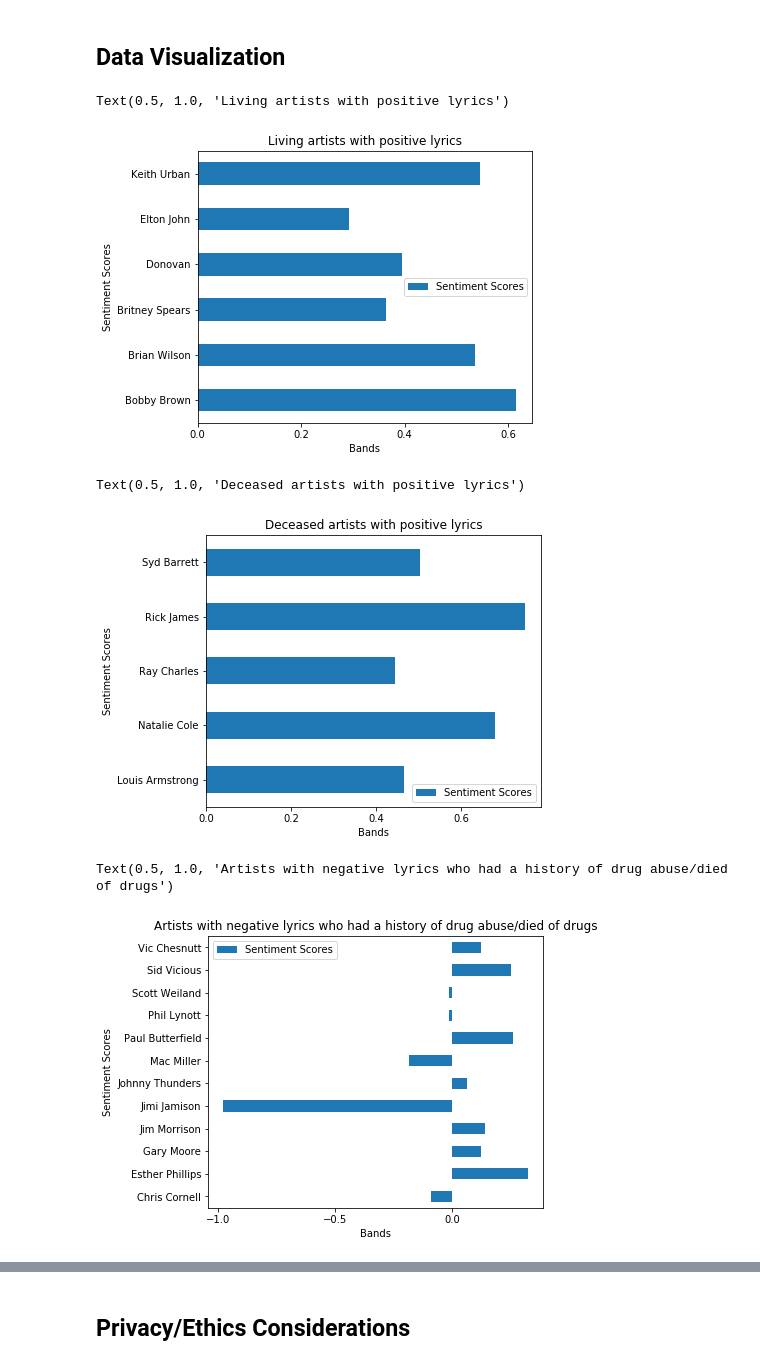
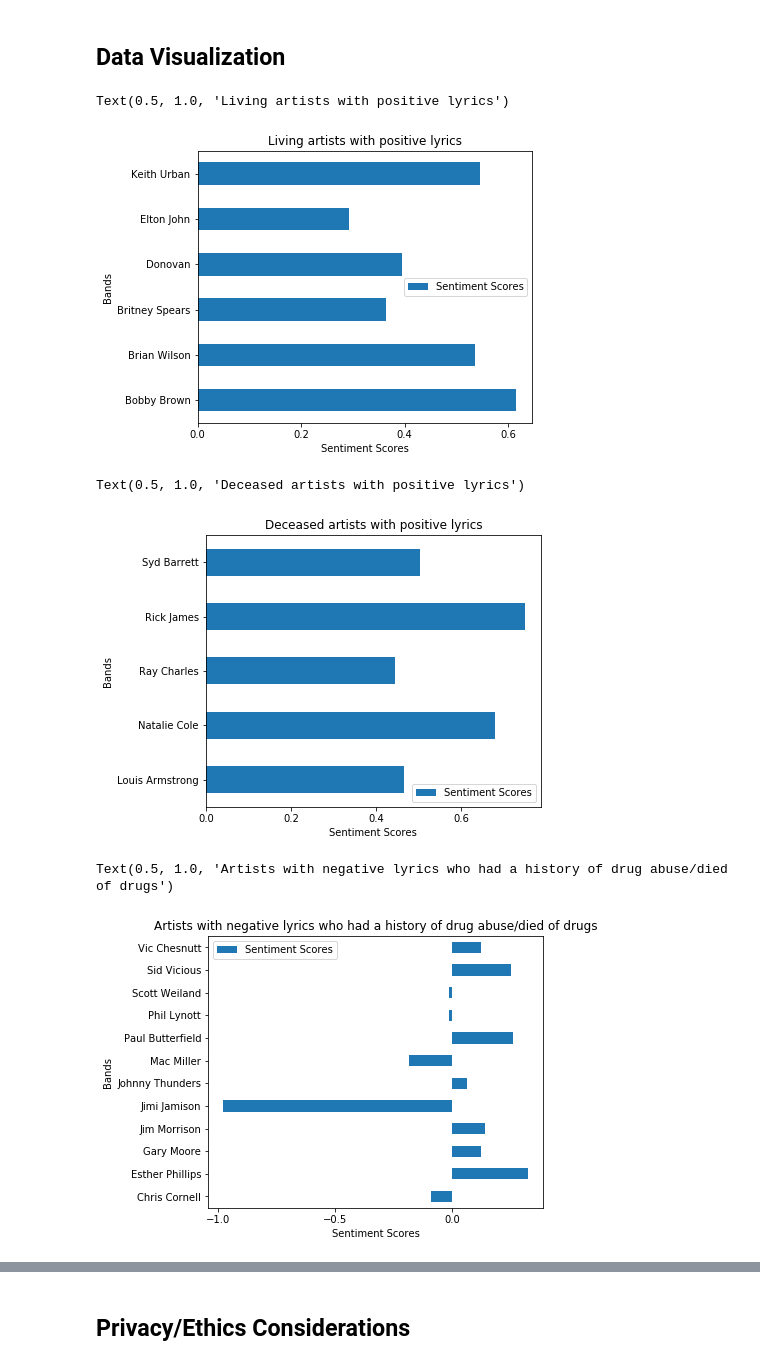
Before and after one commit to kachiem/COGS108_final, a Jupyter notebook: FinalProject.ipynb, the cells around one changed output, grey strips where cells are left out. Drawn from its saved outputs; the diff is of its cells as text; code cells hidden in the pictures.

Commit message:
switched axes for conc. plots

```diff
--- a/FinalProject.ipynb
+++ b/FinalProject.ipynb
@@ -517,13 +517,13 @@ PA.iloc[4] = sS.loc['Elton John', 'score']
 PA.iloc[5] = sS.loc['Keith Urban', 'score']
 
 PA.plot(kind="barh", figsize=(6, 5), fontsize=10)
-plt.xlabel('Bands')
-plt.ylabel('Sentiment Scores')
+plt.ylabel('Bands')
+plt.xlabel('Sentiment Scores')
 
 plt.title('Living artists with positive lyrics')
 # %% [output]
 Text(0.5, 1.0, 'Living artists with positive lyrics')
-[figure, old version]
+[figure, new version]
 # %%
 sS = sentimentScores
 PA = pd.DataFrame(index=["Louis Armstrong",
@@ -539,49 +539,49 @@ PA.iloc[3] = sS.loc['Rick James', 'score']
 PA.iloc[4] = sS.loc['Syd Barrett', 'score']
 
 PA.plot(kind="barh", figsize=(6, 5), fontsize=10)
-plt.xlabel('Bands')
-plt.ylabel('Sentiment Scores')
+plt.ylabel('Bands')
+plt.xlabel('Sentiment Scores')
 
 plt.title('Deceased artists with positive lyrics')
 # %% [output]
 Text(0.5, 1.0, 'Deceased artists with positive lyrics')
-[figure, old version]
+[figure, new version]
 # %%
 sS = sentimentScores
 PA = pd.DataFrame(index=["Chris Cornell",
                          "Esther Phillips",
                          "Gary Moore",
                          "Jim Morrison",
                          "Jimi Jamison",
                          "Johnny Thunders",
                          "Mac Miller",
                          "Paul Butterfield",
                          "Phil Lynott",
                          "Scott Weiland",
                          "Sid Vicious",
                          "Vic Chesnutt"],
                   columns=["Sentiment Scores"])
 PA.iloc[0] = sS.loc['Chris Cornell', 'score']
 PA.iloc[1] = sS.loc['Esther Phillips', 'score']
 PA.iloc[2] = sS.loc['Gary Moore', 'score']
 PA.iloc[3] = sS.loc['Jim Morrison', 'score']
 PA.iloc[4] = sS.loc['Jimi Jamison', 'score']
 PA.iloc[5] = sS.loc['Johnny Thunders', 'score']
 PA.iloc[6] = sS.loc['Mac Miller', 'score']
 PA.iloc[7] = sS.loc['Paul Butterfield', 'score']
 PA.iloc[8] = sS.loc['Phil Lynott', 'score']
 PA.iloc[9] = sS.loc['Scott Weiland', 'score']
 PA.iloc[10] = sS.loc['Sid Vicious', 'score']
 PA.iloc[11] = sS.loc['Vic Chesnutt', 'score']
 
 PA.plot(kind="barh", figsize=(6, 5), fontsize=10)
-plt.xlabel('Bands')
-plt.ylabel('Sentiment Scores')
+plt.ylabel('Bands')
+plt.xlabel('Sentiment Scores')
 
 plt.title('Artists with negative lyrics who had a history of drug abuse/died of drugs')
 # %% [output]
 Text(0.5, 1.0, 'Artists with negative lyrics who had a history of drug abuse/died of drugs')
-[figure, old version]
+[figure, new version]
 # %%
 sS = sentimentScores
 PA = pd.DataFrame(index=["Bob Marley",
```
Also changed, not shown: parts of 4 cells of this notebook.
